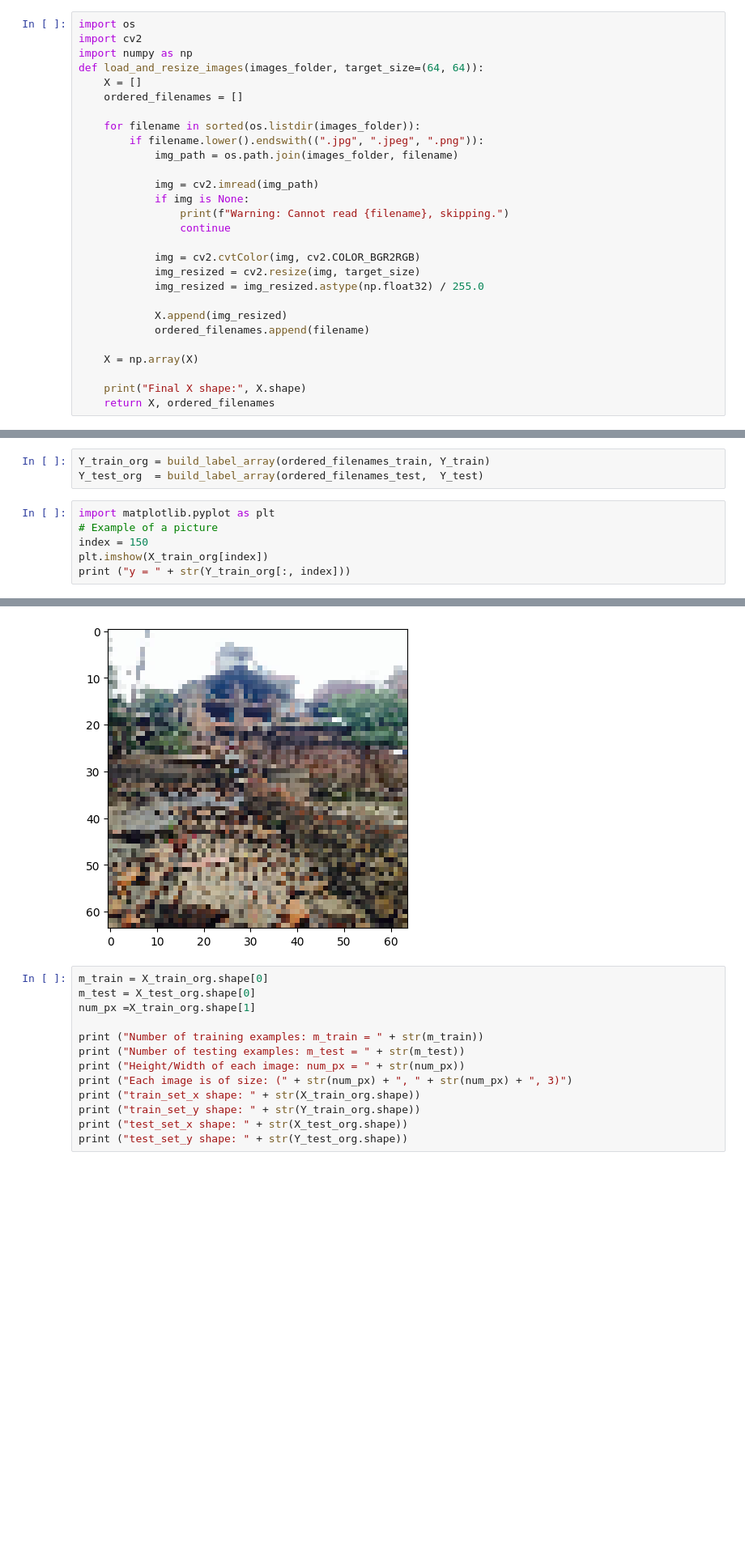
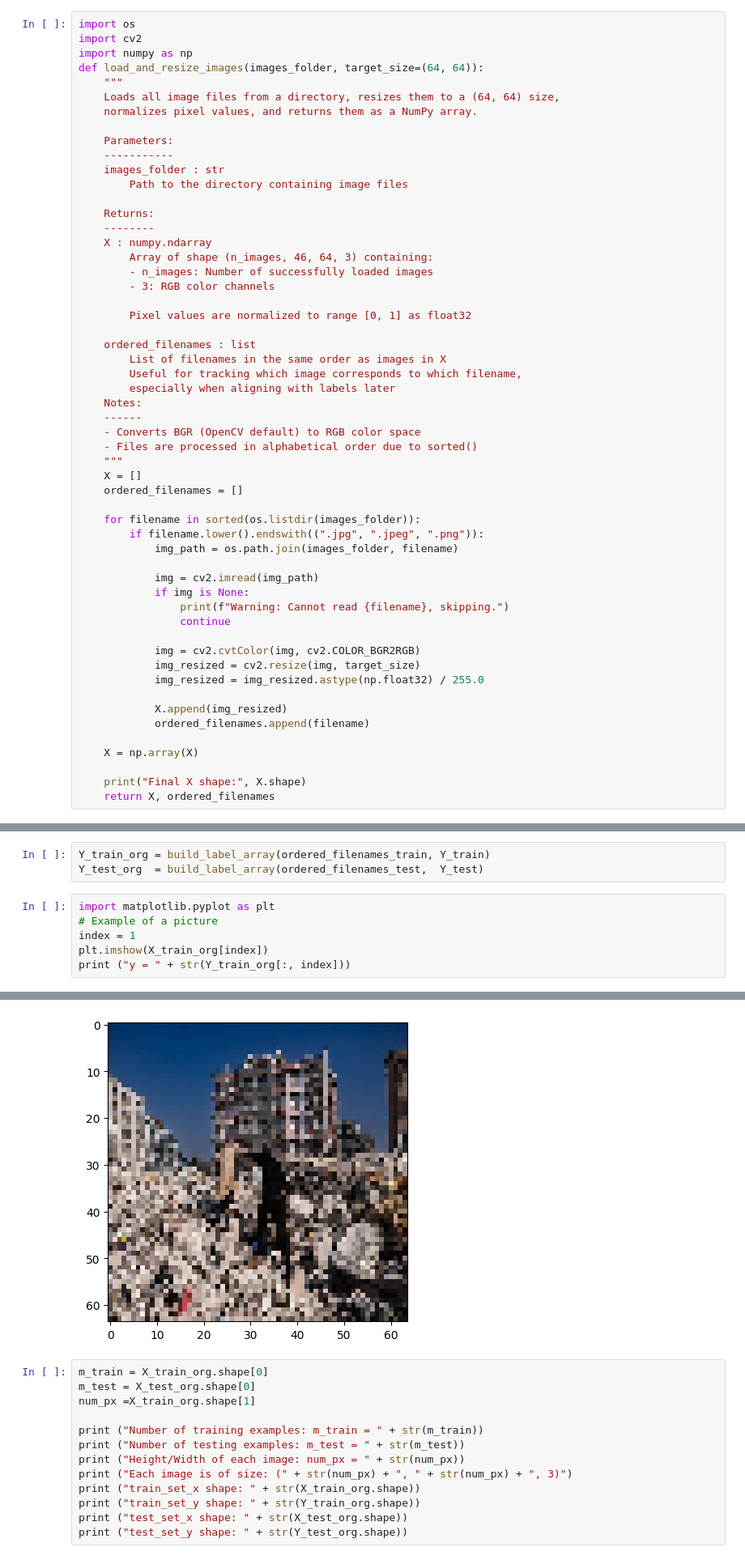
Before and after one commit to AhmedOmar02/Damage_Vision_project, a Jupyter notebook: src/Logistic_regression.ipynb, the cells around one changed output, grey strips where cells are left out. Shown at 81% size. Saved outputs shown, nothing was run; the diff lists cells and outputs as text; blank space fills up the shorter version.

```diff
--- a/src/Logistic_regression.ipynb
+++ b/src/Logistic_regression.ipynb
@@ -49,6 +95,33 @@ import os
 import cv2
 import numpy as np
 def load_and_resize_images(images_folder, target_size=(64, 64)):
+    """
+    Loads all image files from a directory, resizes them to a (64, 64) size,
+    normalizes pixel values, and returns them as a NumPy array.
+
+    Parameters:
+    -----------
+    images_folder : str
+        Path to the directory containing image files
+
+    Returns:
+    --------
+    X : numpy.ndarray
+        Array of shape (n_images, 46, 64, 3) containing:
+        - n_images: Number of successfully loaded images
+        - 3: RGB color channels
+
+        Pixel values are normalized to range [0, 1] as float32
+
+    ordered_filenames : list
+        List of filenames in the same order as images in X
+        Useful for tracking which image corresponds to which filename,
+        especially when aligning with labels later
+    Notes:
+    ------
+    - Converts BGR (OpenCV default) to RGB color space
+    - Files are processed in alphabetical order due to sorted()
+    """
     X = []
     ordered_filenames = []
 
@@ -109,12 +182,12 @@ Y_test_org  = build_label_array(ordered_filenames_test,  Y_test)
 # %%
 import matplotlib.pyplot as plt
 # Example of a picture
-index = 150
+index = 1
 plt.imshow(X_train_org[index])
 print ("y = " + str(Y_train_org[:, index]))
 # %% [output]
 y = [1]
-[figure, old version]
+[figure, new version]
 # %%
 m_train = X_train_org.shape[0]
 m_test = X_test_org.shape[0]
```
Also changed, not shown: parts of 6 cells of this notebook, 8 other files.
